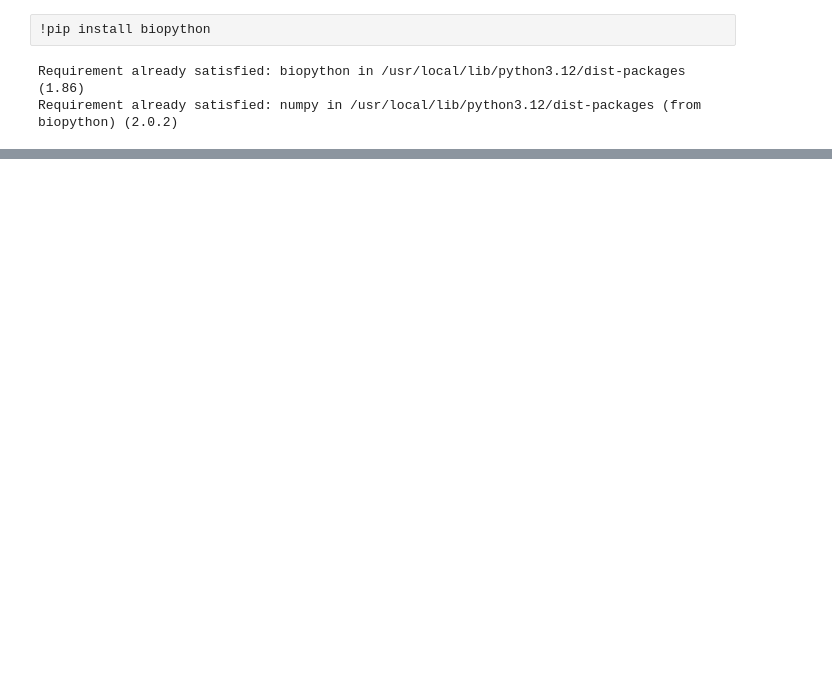
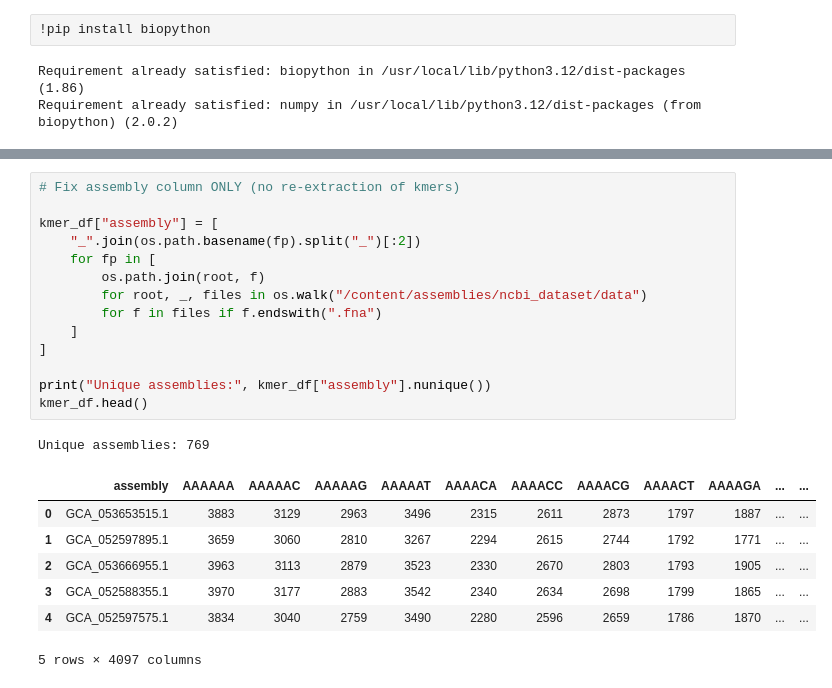
Before and after one commit to Oselin1988/ast_model, a Jupyter notebook: Welcome_To_Colab.ipynb, the cells around one changed output, grey strips where cells are left out. Cells and saved outputs as stored; diff of their text form; blank space fills up the shorter version.

```diff
--- a/Welcome_To_Colab.ipynb
+++ b/Welcome_To_Colab.ipynb
@@ -671,0 +816,23 @@ print("✅ k-mer matrix shape:", X.shape)
+# %%
+# Fix assembly column ONLY (no re-extraction of kmers)
+
+kmer_df["assembly"] = [
+    "_".join(os.path.basename(fp).split("_")[:2])
+    for fp in [
+        os.path.join(root, f)
+        for root, _, files in os.walk("/content/assemblies/ncbi_dataset/data")
+        for f in files if f.endswith(".fna")
+    ]
+]
+
+print("Unique assemblies:", kmer_df["assembly"].nunique())
+kmer_df.head()
+# %% [output]
+Unique assemblies: 769
+|  | assembly | AAAAAA | AAAAAC | AAAAAG | AAAAAT | AAAACA | AAAACC | AAAACG | AAAACT | AAAAGA | ... | ... |
+| 0 | GCA_053653515.1 | 3883 | 3129 | 2963 | 3496 | 2315 | 2611 | 2873 | 1797 | 1887 | ... | ... |
+| 1 | GCA_052597895.1 | 3659 | 3060 | 2810 | 3267 | 2294 | 2615 | 2744 | 1792 | 1771 | ... | ... |
+| 2 | GCA_053666955.1 | 3963 | 3113 | 2879 | 3523 | 2330 | 2670 | 2803 | 1793 | 1905 | ... | ... |
+| 3 | GCA_052588355.1 | 3970 | 3177 | 2883 | 3542 | 2340 | 2634 | 2698 | 1799 | 1865 | ... | ... |
+| 4 | GCA_052597575.1 | 3834 | 3040 | 2759 | 3490 | 2280 | 2596 | 2659 | 1786 | 1870 | ... | ... |
+5 rows × 4097 columns
```
Also changed, not shown: parts of 97 cells of this notebook.
